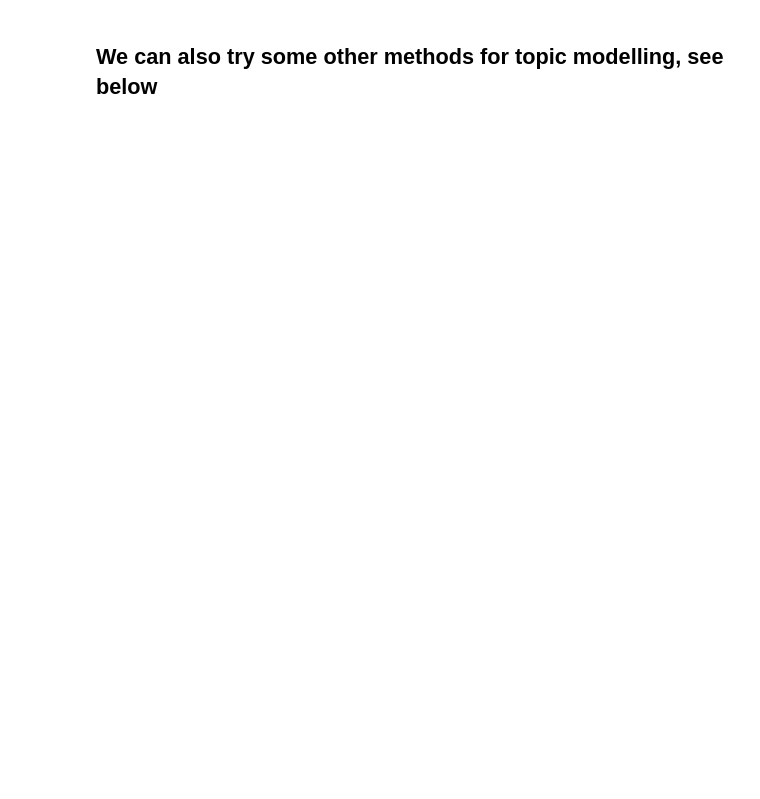
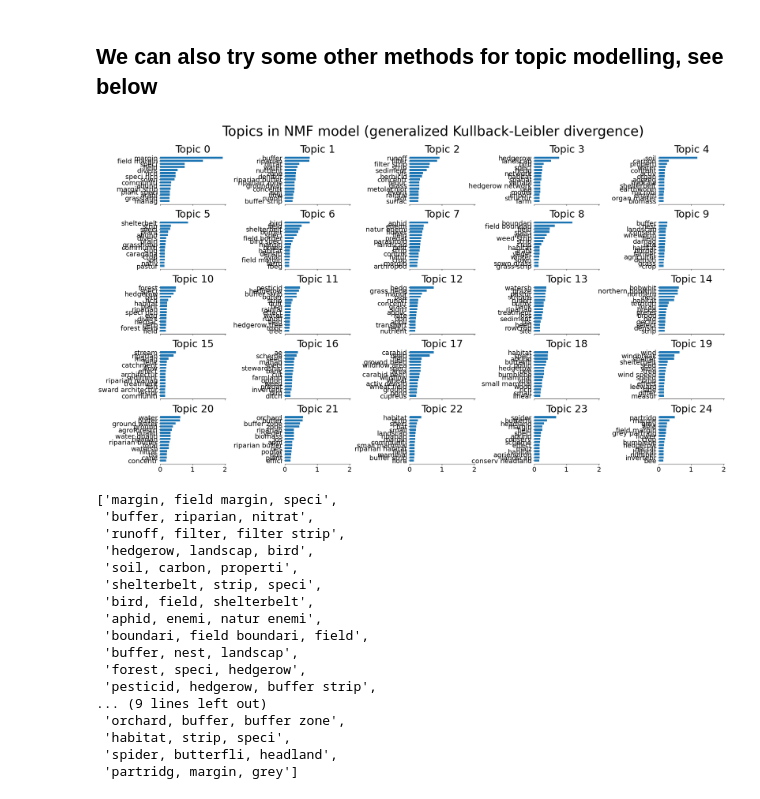
Before and after one commit to rootsandberries/weaving_buffer_strips, a Jupyter notebook: topic-model-lens.ipynb, the cells around one changed output. Cells and saved outputs as stored; diff of their text form; code cells hidden in the pictures; blank space fills up the shorter version.

```diff
--- a/topic-model-lens.ipynb
+++ b/topic-model-lens.ipynb
@@ -358,22 +350,40 @@ plt.savefig(f'tm-results/plots/nmf_{n_components}.png', dpi=150, bbox_inches="ti
 # %%
 nmf = NMF(
     n_components=n_components,
     random_state=1,
     beta_loss="kullback-leibler",
     solver="mu",
     max_iter=1000,
-    alpha=0.1,
     l1_ratio=0.5,
 ).fit(tfidf)
 
 tfidf_feature_names = tfidf_vectorizer.get_feature_names_out()
 plot_top_words(
     nmf,
     tfidf_feature_names,
     n_top_words,
     "Topics in NMF model (generalized Kullback-Leibler divergence)",
     n_components
 )
+# %% [output]
+[figure, added]
+['margin, field margin, speci',
+ 'buffer, riparian, nitrat',
+ 'runoff, filter, filter strip',
+ 'hedgerow, landscap, bird',
+ 'soil, carbon, properti',
+ 'shelterbelt, strip, speci',
+ 'bird, field, shelterbelt',
+ 'aphid, enemi, natur enemi',
+ 'boundari, field boundari, field',
+ 'buffer, nest, landscap',
+ 'forest, speci, hedgerow',
+ 'pesticid, hedgerow, buffer strip',
+... (9 lines left out)
+ 'orchard, buffer, buffer zone',
+ 'habitat, strip, speci',
+ 'spider, butterfli, headland',
+ 'partridg, margin, grey']
 # %%
 lda = LatentDirichletAllocation(
     n_components=n_components,
```
Also changed, not shown: parts of 9 cells of this notebook, 2 other files.
